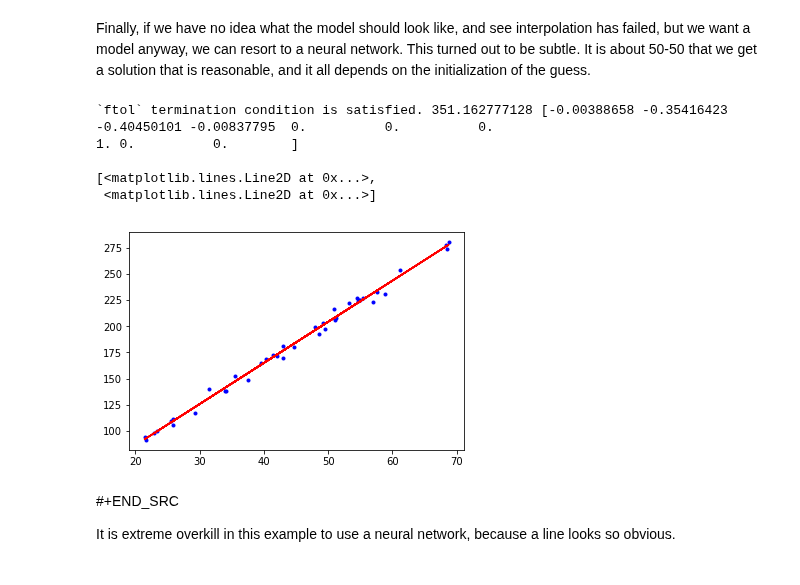
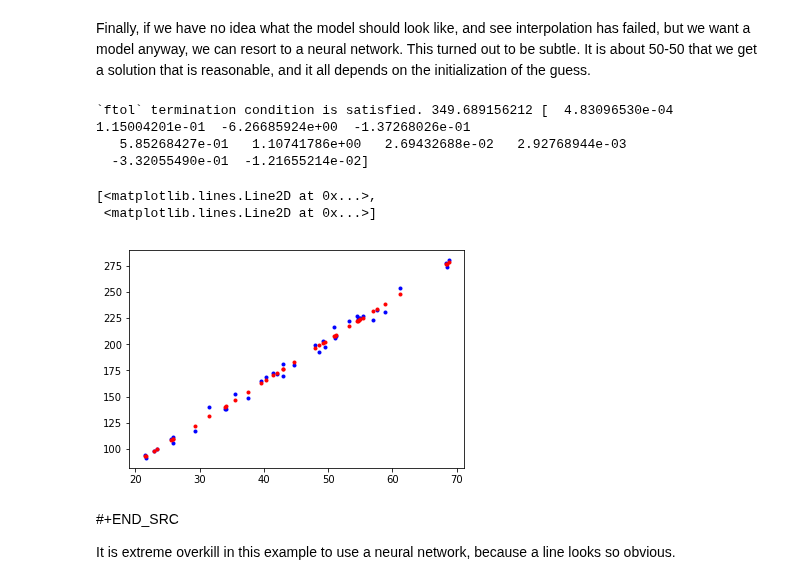
Before and after one commit to jkitchin/f18-06623, a Jupyter notebook: lectures/22-final-review.ipynb, the cells around one changed output. Saved outputs shown, nothing was run; the diff lists cells and outputs as text; code cells hidden in the pictures.

```diff
--- a/lectures/22-final-review.ipynb
+++ b/lectures/22-final-review.ipynb
@@ -125,30 +127,34 @@ Finally, if we have no idea what the model should look like, and see interpolati
 # %%
 import autograd.numpy as np
 from autograd import jacobian
 
 from scipy.optimize import least_squares
 
 def relu(x):
+    'A common activation function'
     return x * (x > 0)
+
+def act(x):
+    return x**4
 
 def model(x, *pars):
     b1, w10, w00, b00, w11, w01, b01, w12, w02, b02 = pars
-    pred = (b1 + w10 * relu(w00 * x + b00)
-               + w11 * relu(w01 * x + b01)
-               + w12 * relu(w02 * x + b02))
+    pred = (b1 + w10 * act(w00 * x + b00)
+               + w11 * act(w01 * x + b01)
+               + w12 * act(w02 * x + b02))
     return pred
 
 
 def resid(pars):
     return P - model(T, *pars)
 
 pars = least_squares(resid, x0=np.random.randn(10) * 0.1)
 print(pars.message, pars.cost, pars.grad)
-plt.plot(T, P, 'b.', T, model(T, *pars.x), 'r-')
+plt.plot(T, P, 'b.', T, model(T, *pars.x), 'r.')
 # %% [output]
-`ftol` termination condition is satisfied. 351.162777128 [-0.00388658 -0.35416423 -0.40450101 -0.00837795  0.          0.          0.
-1. 0.          0.        ]
-
-[<matplotlib.lines.Line2D at 0x...>,
- <matplotlib.lines.Line2D at 0x...>]
+`ftol` termination condition is satisfied. 349.689156212 [  4.83096530e-04   1.15004201e-01  -6.26685924e+00  -1.37268026e-01
+   5.85268427e-01   1.10741786e+00   2.69432688e-02   2.92768944e-03
+  -3.32055490e-01  -1.21655214e-02]
+[<matplotlib.lines.Line2D at 0x...>,
+ <matplotlib.lines.Line2D at 0x...>]
-[figure, old version]
+[figure, new version]
```
Also changed, not shown: parts of 8 cells of this notebook, 4 other files.
